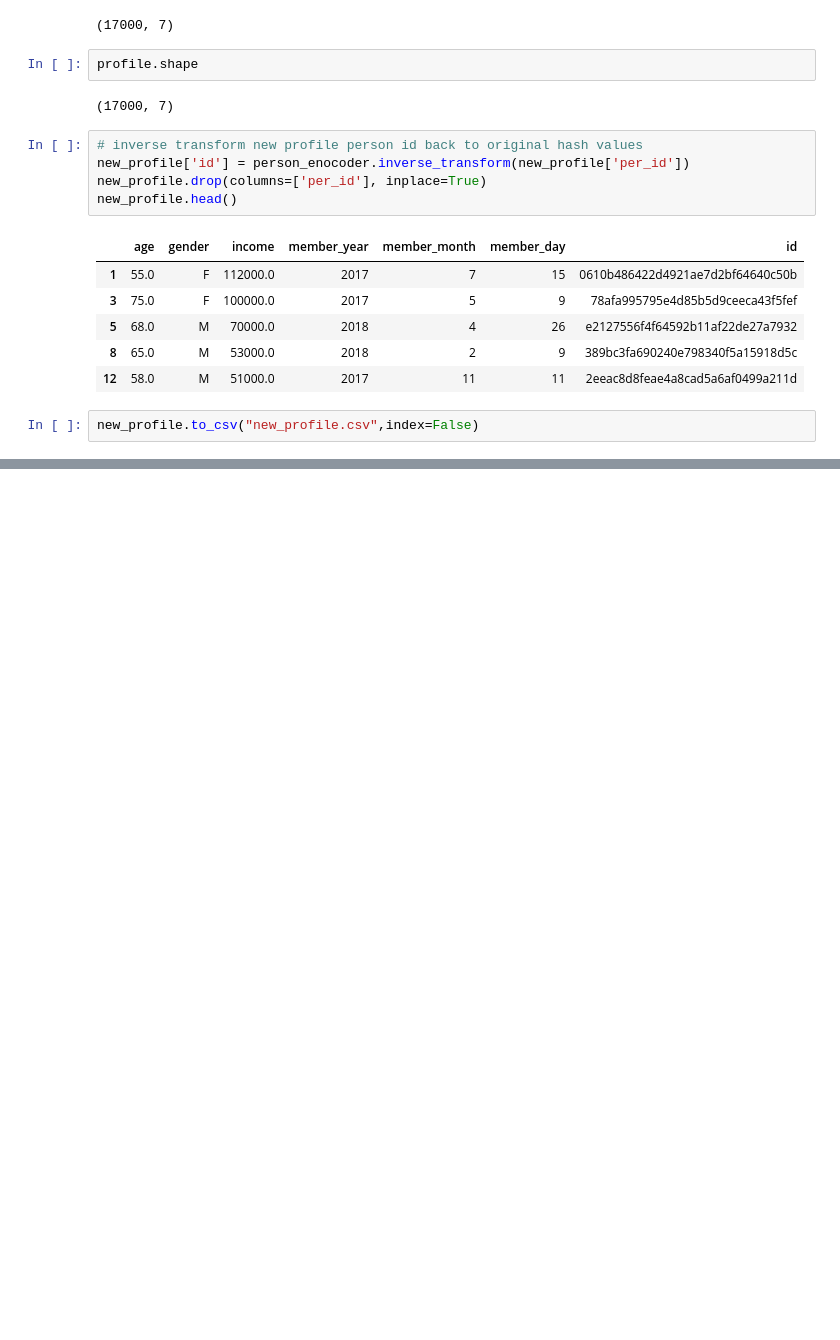
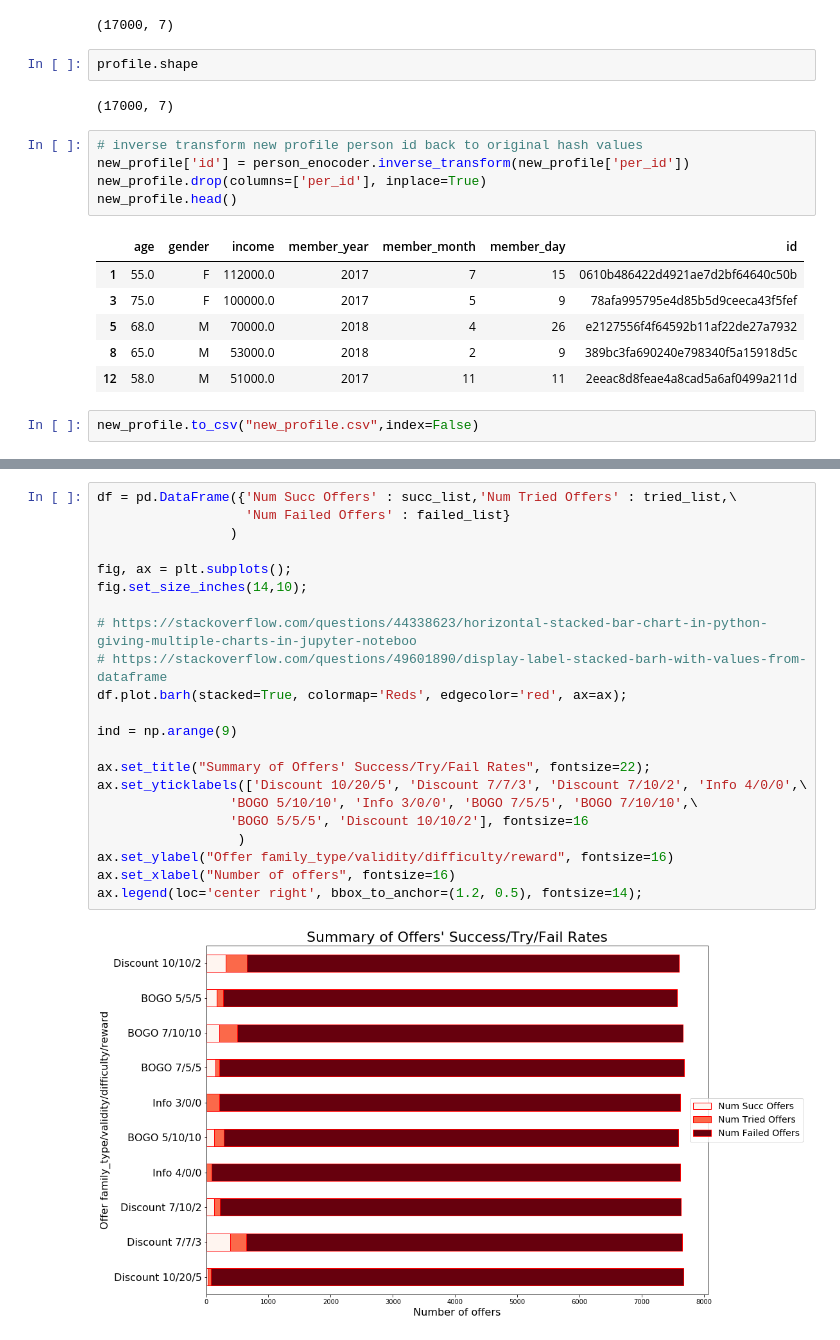
Before and after one commit to joshxinjie/Data_Scientist_Nanodegree, a Jupyter notebook: capstone/input_missing_data.ipynb, the cells around one changed output, grey strips where cells are left out. Drawn from its saved outputs; the diff is of its cells as text; blank space fills up the shorter version.

Commit message:
Added some EDA to input_missing_data.ipynb

```diff
--- a/capstone/input_missing_data.ipynb
+++ b/capstone/input_missing_data.ipynb
@@ -2096,0 +2269,24 @@ new_profile.to_csv("new_profile.csv",index=False)
+# %%
+df = pd.DataFrame({'Num Succ Offers' : succ_list,'Num Tried Offers' : tried_list,\
+                   'Num Failed Offers' : failed_list}
+                 )
+
+fig, ax = plt.subplots();
+fig.set_size_inches(14,10);
+
+# https://stackoverflow.com/questions/44338623/horizontal-stacked-bar-chart-in-python-giving-multiple-charts-in-jupyter-noteboo
+# https://stackoverflow.com/questions/49601890/display-label-stacked-barh-with-values-from-dataframe
+df.plot.barh(stacked=True, colormap='Reds', edgecolor='red', ax=ax);
+
+ind = np.arange(9)
+
+ax.set_title("Summary of Offers' Success/Try/Fail Rates", fontsize=22);
+ax.set_yticklabels(['Discount 10/20/5', 'Discount 7/7/3', 'Discount 7/10/2', 'Info 4/0/0',\
+                 'BOGO 5/10/10', 'Info 3/0/0', 'BOGO 7/5/5', 'BOGO 7/10/10',\
+                 'BOGO 5/5/5', 'Discount 10/10/2'], fontsize=16
+                  )
+ax.set_ylabel("Offer family_type/validity/difficulty/reward", fontsize=16)
+ax.set_xlabel("Number of offers", fontsize=16)
+ax.legend(loc='center right', bbox_to_anchor=(1.2, 0.5), fontsize=14);
+# %% [output]
+[figure, added]
```
Also changed, not shown: parts of 29 cells of this notebook.
